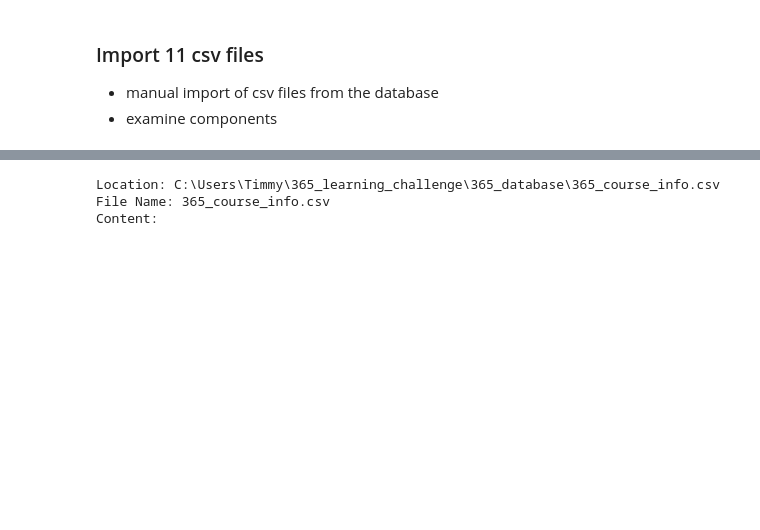
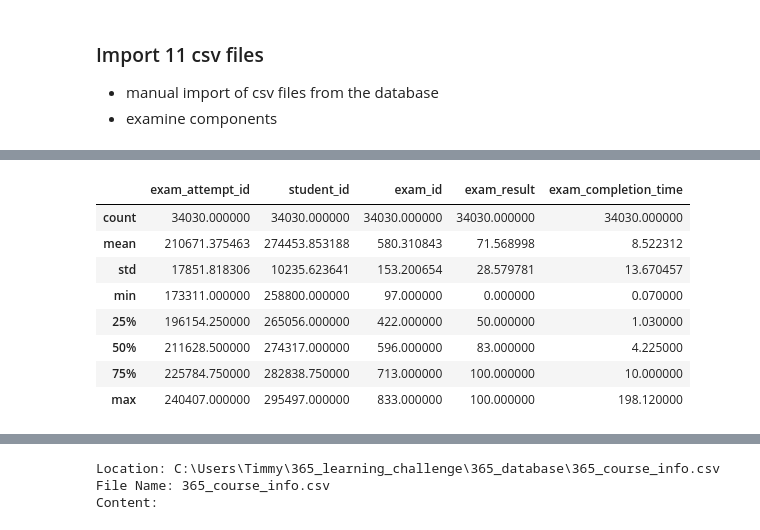
Before and after one commit to tim-keriazes/365-Learning--Data--Challenge, a Jupyter notebook: working_notebook.ipynb, the cells around one changed output, grey strips where cells are left out. Drawn from its saved outputs; the diff is of its cells as text; code cells hidden in the pictures; blank space fills up the shorter version.

```diff
--- a/working_notebook.ipynb
+++ b/working_notebook.ipynb
@@ -41,0 +233,12 @@ course_info.head()
+# %%
+student_exams.describe()
+# %% [output]
+|  | exam_attempt_id | student_id | exam_id | exam_result | exam_completion_time |
+| count | 34030.000000 | 34030.000000 | 34030.000000 | 34030.000000 | 34030.000000 |
+| mean | 210671.375463 | 274453.853188 | 580.310843 | 71.568998 | 8.522312 |
+| std | 17851.818306 | 10235.623641 | 153.200654 | 28.579781 | 13.670457 |
+| min | 173311.000000 | 258800.000000 | 97.000000 | 0.000000 | 0.070000 |
+| 25% | 196154.250000 | 265056.000000 | 422.000000 | 50.000000 | 1.030000 |
+| 50% | 211628.500000 | 274317.000000 | 596.000000 | 83.000000 | 4.225000 |
+| 75% | 225784.750000 | 282838.750000 | 713.000000 | 100.000000 | 10.000000 |
+| max | 240407.000000 | 295497.000000 | 833.000000 | 100.000000 | 198.120000 |
```
Also changed, not shown: parts of 36 cells of this notebook.
